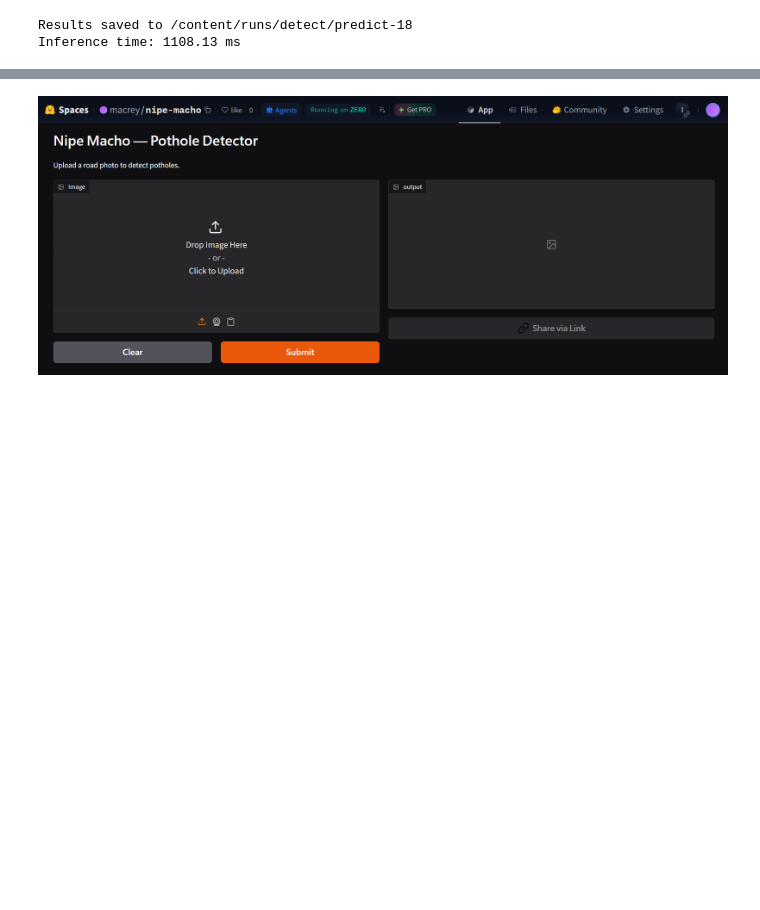
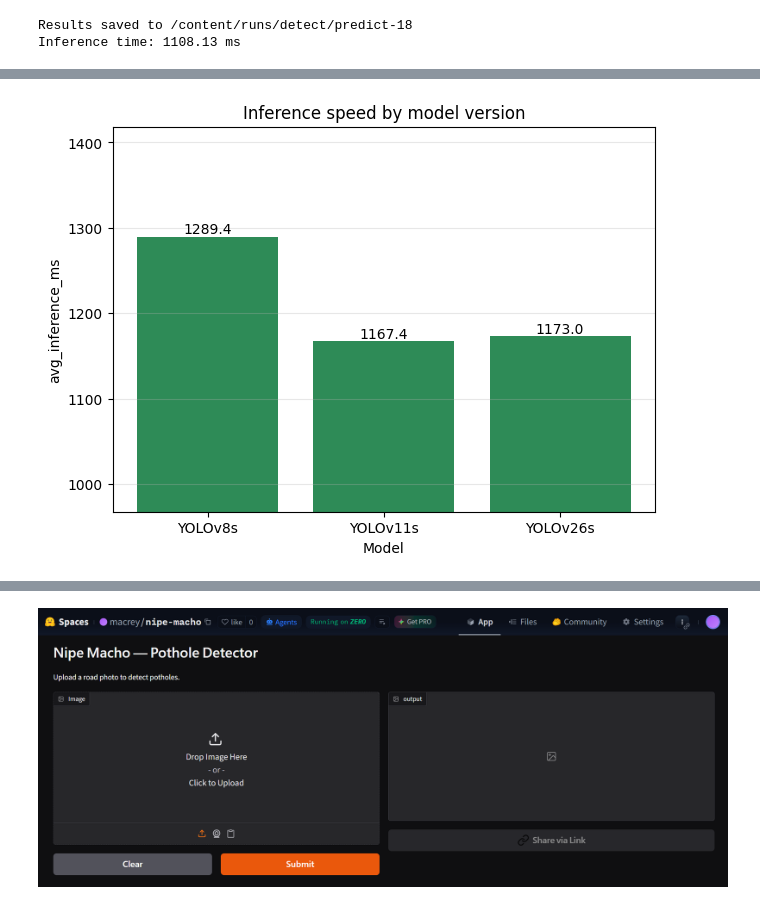
Before and after one commit to kibwale/nipe_macho, a Jupyter notebook: notebooks/testing_new_data.ipynb, the cells around one changed output, grey strips where cells are left out. Cells and saved outputs as stored; diff of their text form; code cells hidden in the pictures; blank space fills up the shorter version.

```diff
--- a/notebooks/testing_new_data.ipynb
+++ b/notebooks/testing_new_data.ipynb
@@ -690,0 +607,9 @@ plt.show()
+# %%
+weights_paths = {
+    "YOLOv8s": "/content/drive/MyDrive/potholes/runs/8S/8S_800/weights/best.pt",
+    "YOLOv11s": "/content/drive/MyDrive/potholes/runs/11S/11S-800/weights/best.pt",
+    "YOLOv26s": "/content/drive/MyDrive/potholes/runs/26S/26S-800/weights/best.pt",
+}
+
+inference_df = address.compare_inference_across_models(weights_paths, test_dir, imgsz=800, n_images=50)
+inference_df
@@ -690,0 +624,6 @@ plt.show()
+# %%
+# Inference time comparison
+plot_bar(inference_df, x_col="model", metric="avg_inference_ms", color="seagreen",pad = 200,
+         title="Inference speed by model version")
+# %% [output]
+[figure, added]
```
Also changed, not shown: parts of 18 cells of this notebook.
